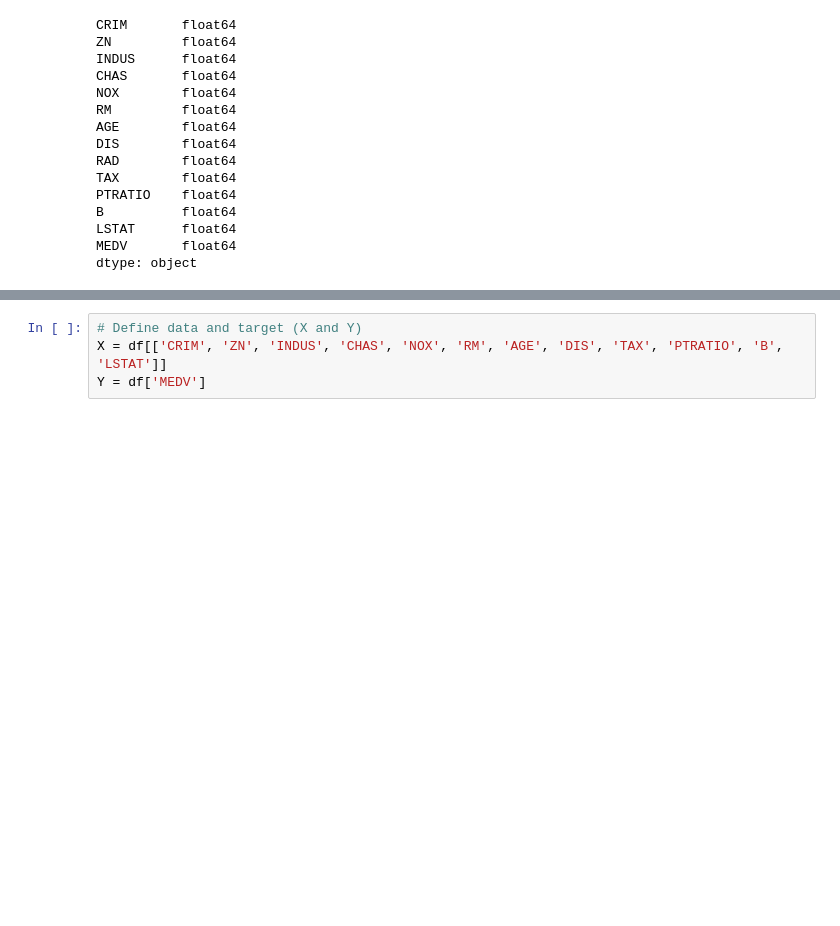
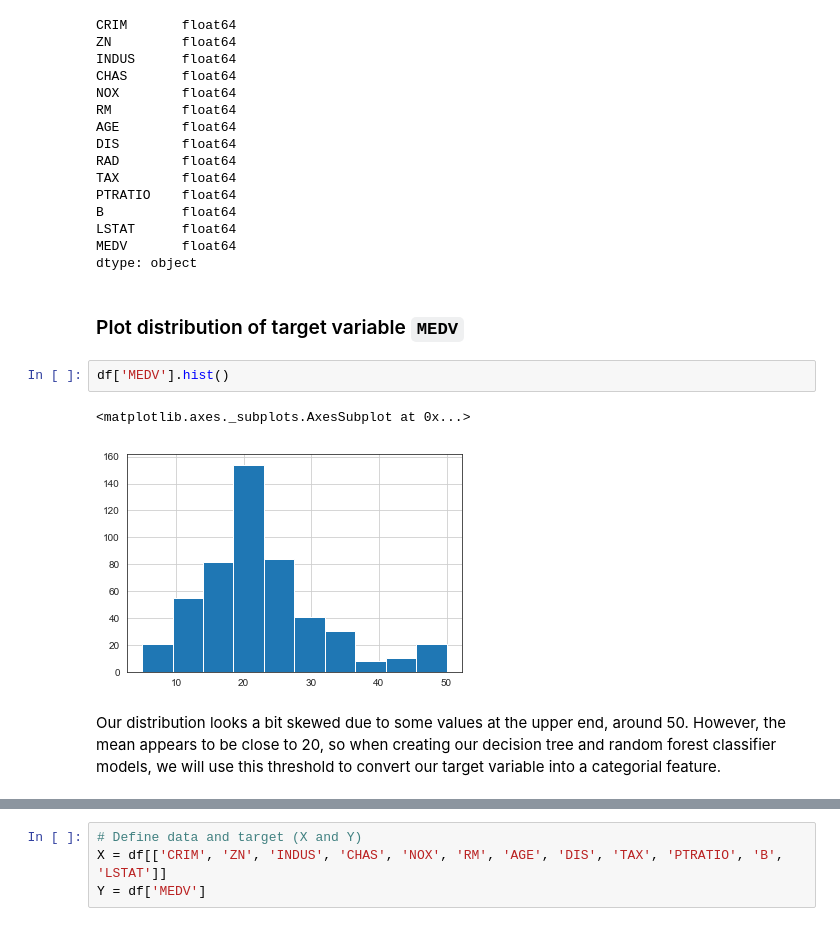
Before and after one commit to rakeshbhatia/thinkful, a Jupyter notebook: 3.2.6 Challenge If a tree falls in the forest....ipynb, the cells around one changed output, grey strips where cells are left out. Saved outputs shown, nothing was run; the diff lists cells and outputs as text; blank space fills up the shorter version.

```diff
--- a/3.2.6 Challenge If a tree falls in the forest....ipynb
+++ b/3.2.6 Challenge If a tree falls in the forest....ipynb
@@ -61,3 +67,12 @@ B          float64
 LSTAT      float64
 MEDV       float64
 dtype: object
+# %% [markdown]
+### Plot distribution of target variable `MEDV`
+# %%
+df['MEDV'].hist()
+# %% [output]
+<matplotlib.axes._subplots.AxesSubplot at 0x...>
+[figure, added]
+# %% [markdown]
+Our distribution looks a bit skewed due to some values at the upper end, around 50. However, the mean appears to be close to 20, so when creating our decision tree and random forest classifier models, we will use this threshold to convert our target variable into a categorial feature.
```
Also changed, not shown: parts of 20 cells of this notebook.
